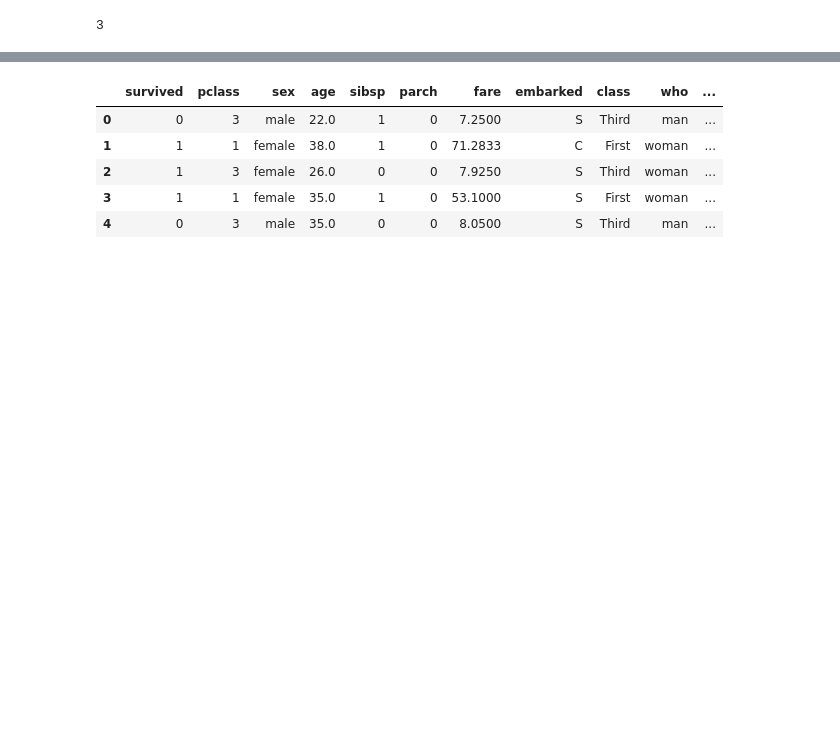
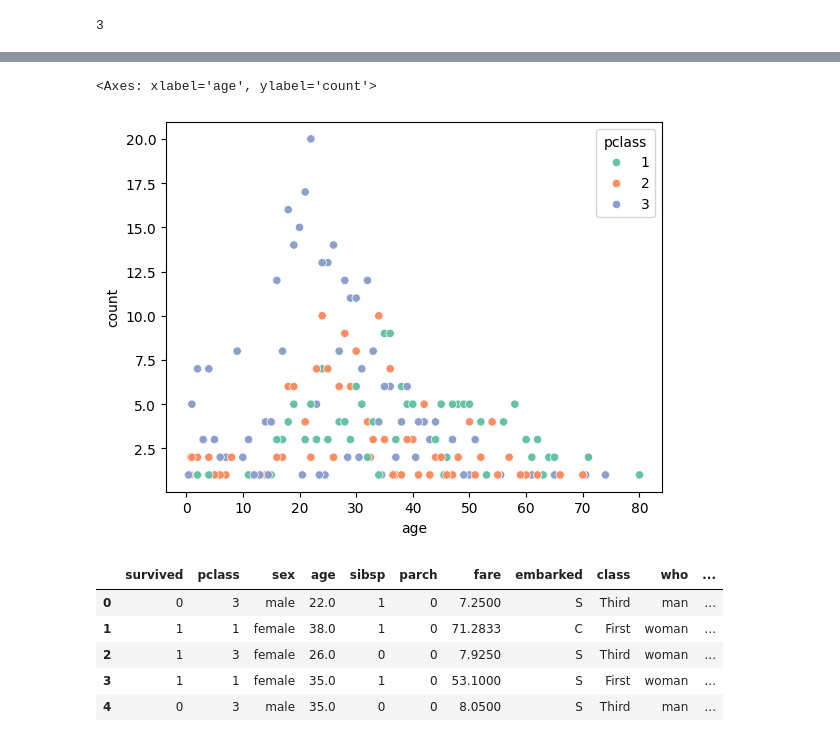
Before and after one commit to igumnov-daniel/HOCK_FEBRUARY_2023, a Jupyter notebook: 08_pandas_CI/08_2_pandas_basics.ipynb, the cells around one changed output, grey strips where cells are left out. Drawn from its saved outputs; the diff is of its cells as text; code cells hidden in the pictures; blank space fills up the shorter version.

```diff
--- a/08_pandas_CI/08_2_pandas_basics.ipynb
+++ b/08_pandas_CI/08_2_pandas_basics.ipynb
@@ -530,3 +654,14 @@ Name: pclass, dtype: int64
+# %%
+sns.scatterplot(
+    data=df[['pclass', 'age']].value_counts().reset_index(),
+    x='age',
+    y='count',
+    hue='pclass',
+    palette='Set2'
+)
+# %% [output]
+<Axes: xlabel='age', ylabel='count'>
+[figure, added]
 # %%
 #################
 ###  ЗАДАНИЕ  ###
```
Also changed, not shown: parts of 52 cells of this notebook.
